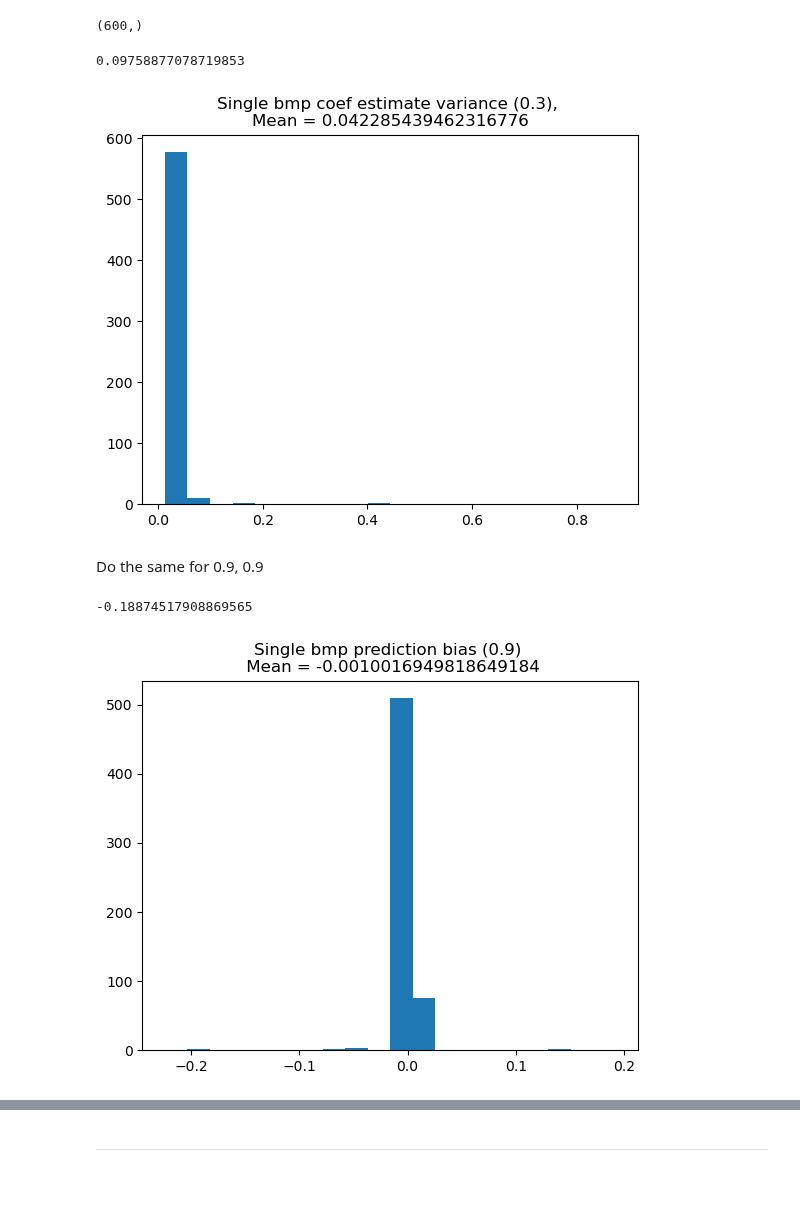
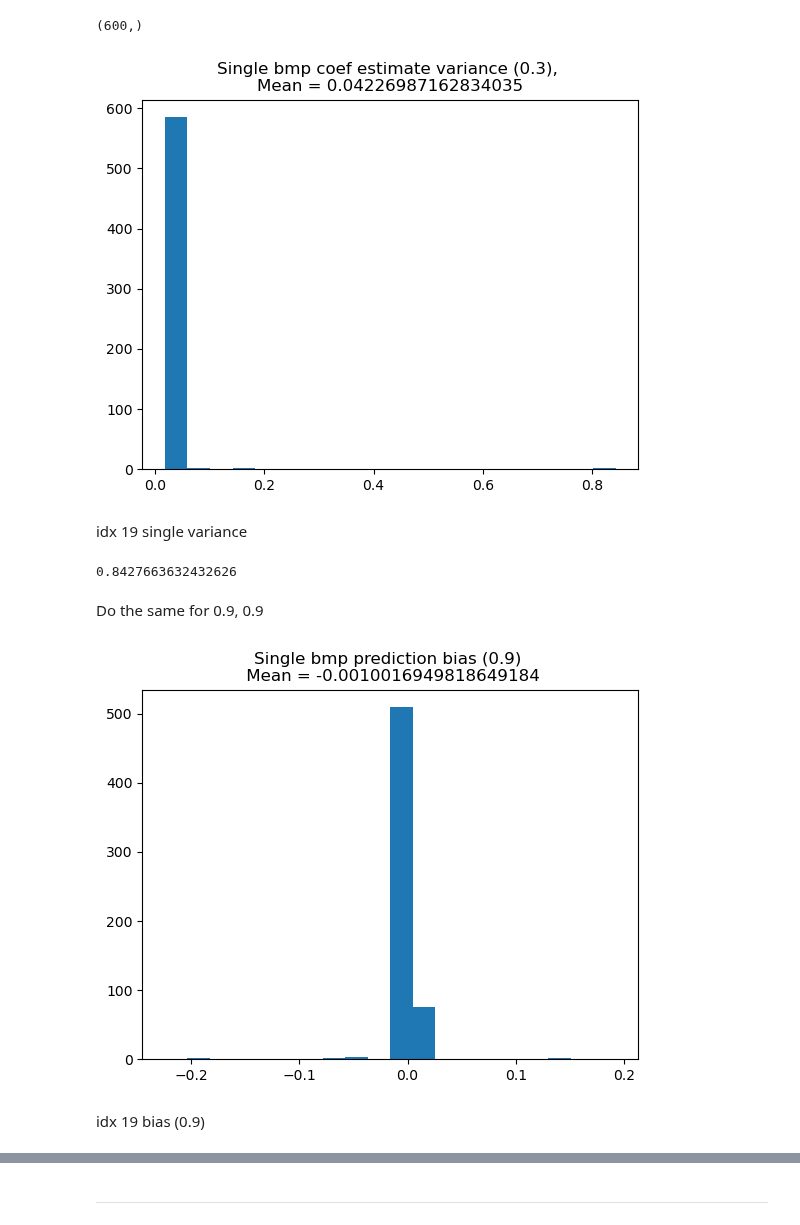
Before and after one commit to sleepysunny311/Projection_Pursuit_Summer, a Jupyter notebook: task11/test_sty_coef.ipynb, the cells around one changed output, grey strips where cells are left out. Cells and saved outputs as stored; diff of their text form; code cells hidden in the pictures; blank space fills up the shorter version.

```diff
--- a/task11/test_sty_coef.ipynb
+++ b/task11/test_sty_coef.ipynb
@@ -80,7 +80,7 @@ bmp_model.pred_corr(test_dictionary).shape
 
 ## Bias and Variance of single bmp
 # %%
-test_num = 500
+test_num = 1000
 N_bag = 1
 
 model_params_single = {
@@ -156,13 +188,17 @@ fit_coef_single_var.shape
 # %%
 plt.hist(fit_coef_single_var, bins=20)
 fit_coef_single_var_mean = np.mean(fit_coef_single_var)
-fit_coef_single_var_19 = fit_coef_single_var[19]
-print(fit_coef_single_var_19)
 plt.title("Single bmp coef estimate variance (0.3), \nMean = " + str(fit_coef_single_var_mean))
 plt.show()
 # %% [output]
-0.09758877078719853
-[figure, old version]
+[figure, new version]
+# %% [markdown]
+idx 19 single variance
+# %%
+fit_coef_single_var_19 = fit_coef_single_var[321]
+print(fit_coef_single_var_19)
+# %% [output]
+0.8427663632432626
 # %% [markdown]
 Do the same for 0.9, 0.9
 # %%
@@ -205,13 +241,12 @@ fit_coef_single_mean_09 = np.mean(fit_coef_single_mat_09, axis=1)
 fit_coef_single_bias_09 = fit_coef_single_mean_09.ravel() - true_coef_vec.ravel()
 
 plt.hist(fit_coef_single_bias_09, bins=20)
-fit_coef_single_bias_09_19 = fit_coef_single_bias_09[19]
-print(fit_coef_single_bias_09_19)
 
 fit_coef_single_bias_09_mean = np.mean(fit_coef_single_bias_09)
 
 plt.title(f"Single bmp prediction bias (0.9) \n Mean = {fit_coef_single_bias_09_mean}")
 plt.show()
 # %% [output]
--0.18874517908869565
 [figure]
+# %% [markdown]
+idx 19 bias (0.9)
```
Also changed, not shown: parts of 56 cells of this notebook.
